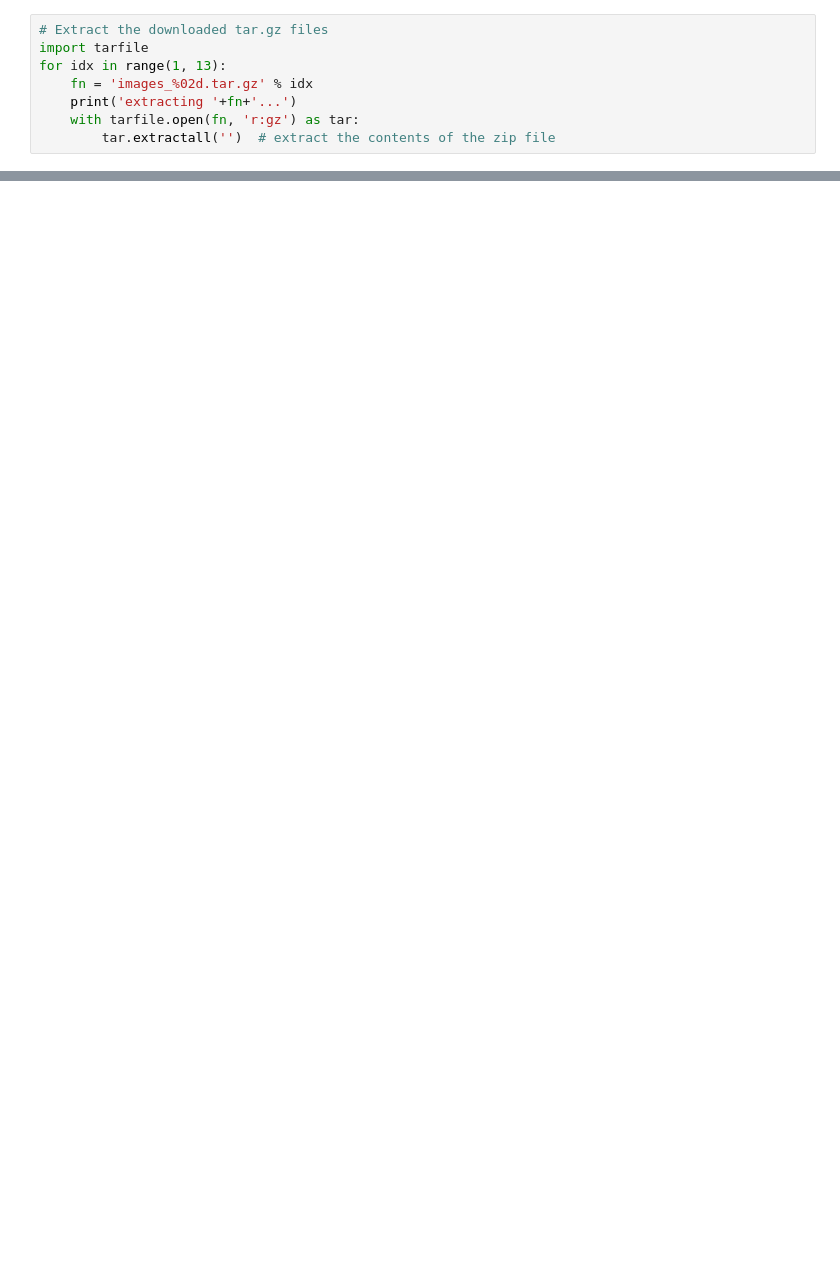
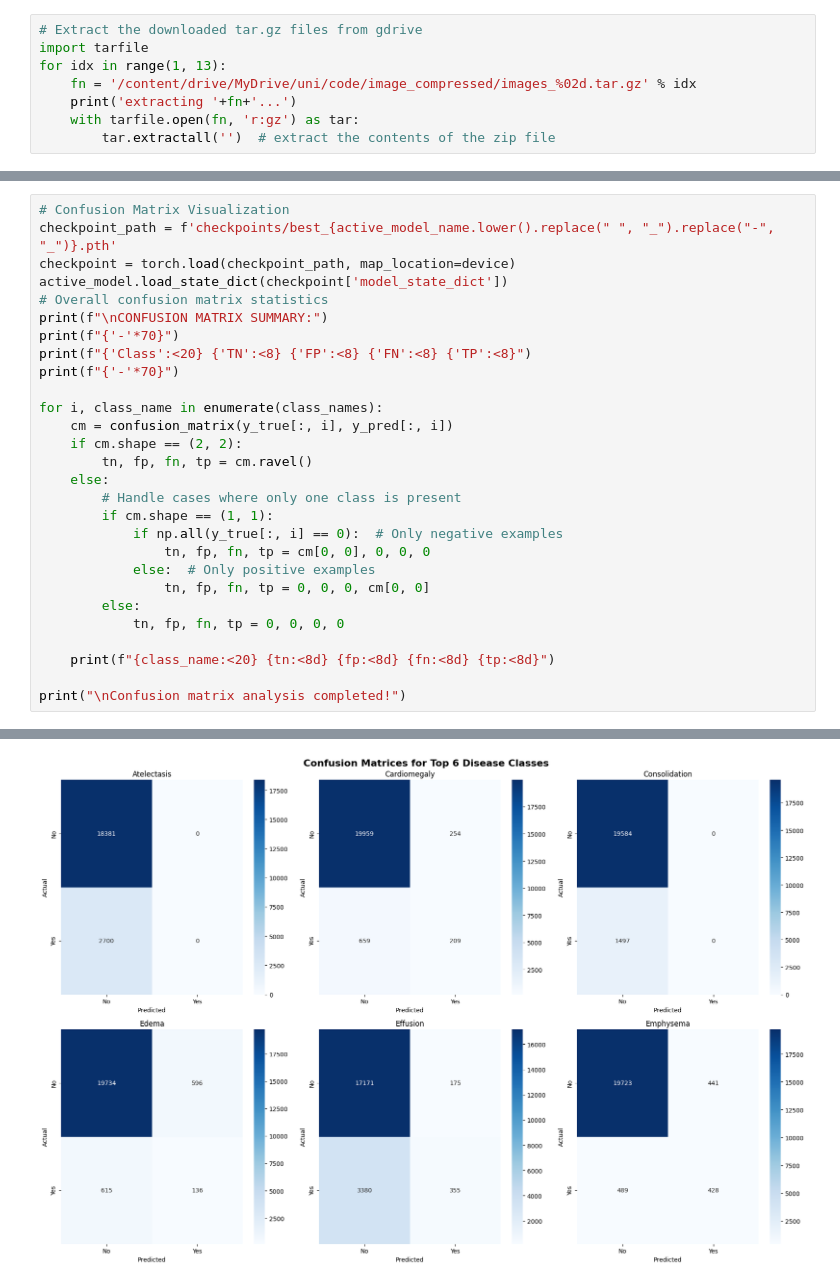
Before and after one commit to nchamb/Disease-Diagnosis-Deep-Learning, a Jupyter notebook: model-training.ipynb, the cells around one changed output, grey strips where cells are left out. Drawn from its saved outputs; the diff is of its cells as text; blank space fills up the shorter version.

```diff
--- a/model-training.ipynb
+++ b/model-training.ipynb
@@ -35,8 +51,8 @@ KeyboardInterrupt:
 # %%
-# Extract the downloaded tar.gz files
+# Extract the downloaded tar.gz files from gdrive
 import tarfile
 for idx in range(1, 13):
-    fn = 'images_%02d.tar.gz' % idx
+    fn = '/content/drive/MyDrive/uni/code/image_compressed/images_%02d.tar.gz' % idx
     print('extracting '+fn+'...')
     with tarfile.open(fn, 'r:gz') as tar:
         tar.extractall('')  # extract the contents of the zip file
@@ -184,0 +946,29 @@ Labels shape: torch.Size([32, 20])
+# %%
+# Confusion Matrix Visualization
+checkpoint_path = f'checkpoints/best_{active_model_name.lower().replace(" ", "_").replace("-", "_")}.pth'
+checkpoint = torch.load(checkpoint_path, map_location=device)
+active_model.load_state_dict(checkpoint['model_state_dict'])
+# Overall confusion matrix statistics
+print(f"\nCONFUSION MATRIX SUMMARY:")
+print(f"{'-'*70}")
+print(f"{'Class':<20} {'TN':<8} {'FP':<8} {'FN':<8} {'TP':<8}")
+print(f"{'-'*70}")
+
+for i, class_name in enumerate(class_names):
+    cm = confusion_matrix(y_true[:, i], y_pred[:, i])
+    if cm.shape == (2, 2):
+        tn, fp, fn, tp = cm.ravel()
+    else:
+        # Handle cases where only one class is present
+        if cm.shape == (1, 1):
+            if np.all(y_true[:, i] == 0):  # Only negative examples
+                tn, fp, fn, tp = cm[0, 0], 0, 0, 0
+            else:  # Only positive examples
+                tn, fp, fn, tp = 0, 0, 0, cm[0, 0]
+        else:
+            tn, fp, fn, tp = 0, 0, 0, 0
+
+    print(f"{class_name:<20} {tn:<8d} {fp:<8d} {fn:<8d} {tp:<8d}")
+
+print("\nConfusion matrix analysis completed!")
+# %% [output]
@@ -184,0 +976 @@ Labels shape: torch.Size([32, 20])
+[figure, added]
```
Also changed, not shown: parts of 35 cells of this notebook, 9 other files.
